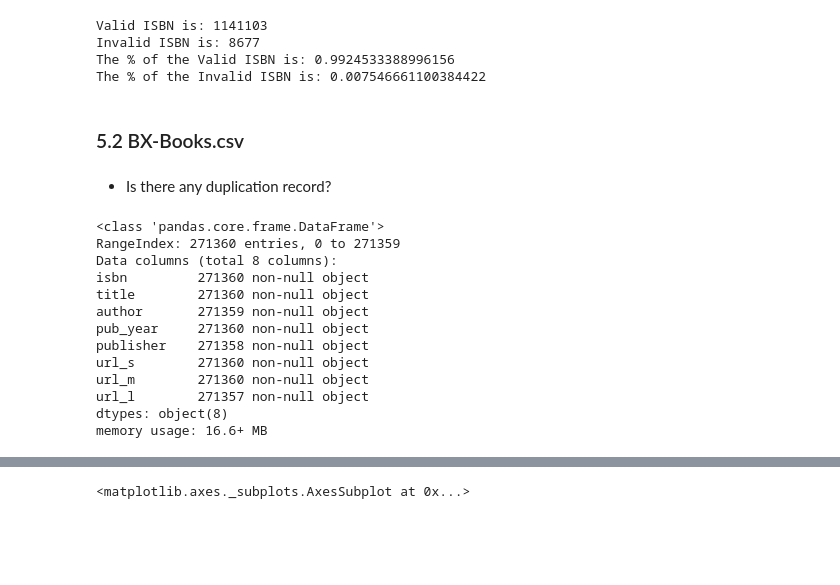
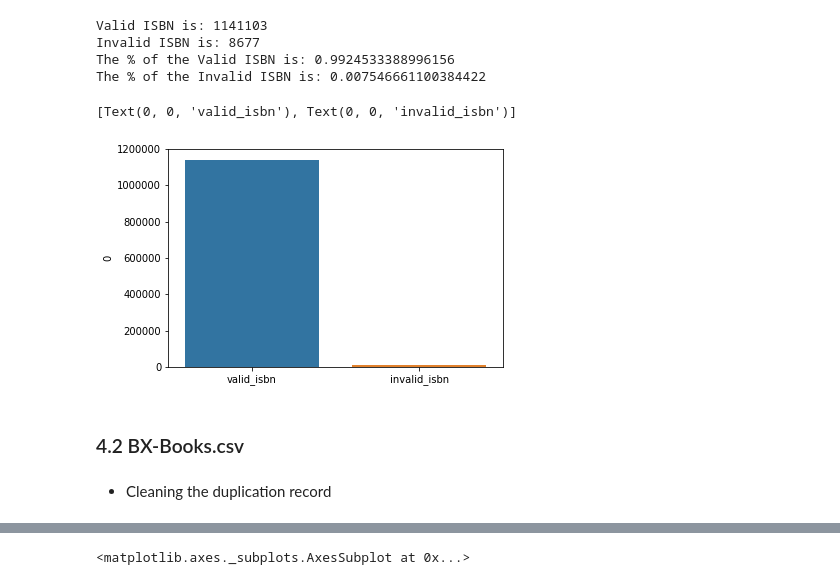
Before and after one commit to ohjho/recommendation_system, a Jupyter notebook: EDA.ipynb, the cells around one changed output, grey strips where cells are left out. Saved outputs shown, nothing was run; the diff lists cells and outputs as text; code cells hidden in the pictures; blank space fills up the shorter version.

```diff
--- a/EDA.ipynb
+++ b/EDA.ipynb
@@ -398,24 +198,17 @@ Valid ISBN is: 1141103
 Invalid ISBN is: 8677
 The % of the Valid ISBN is: 0.9924533388996156
 The % of the Invalid ISBN is: 0.007546661100384422
+# %%
+isbn_ratio = np.array([valid_isbn, invalid_isbn], np.int32)
+df_isbn_ratio = pd.DataFrame(isbn_ratio)
+# %%
+ax = sns.barplot(x=df_isbn_ratio.index, y=df_isbn_ratio[0])
+ax.set_xticklabels(labels=['valid_isbn', 'invalid_isbn'])
+# %% [output]
+[Text(0, 0, 'valid_isbn'), Text(0, 0, 'invalid_isbn')]
+[figure, added]
 # %% [markdown]
-### 5.2 BX-Books.csv
+### 4.2 BX-Books.csv
 # %% [markdown]
-- Is there any duplication record?
+- Cleaning the duplication record
-# %%
-df_books.info()
-# %% [output]
-<class 'pandas.core.frame.DataFrame'>
-RangeIndex: 271360 entries, 0 to 271359
-Data columns (total 8 columns):
-isbn         271360 non-null object
-title        271360 non-null object
-author       271359 non-null object
-pub_year     271360 non-null object
-publisher    271358 non-null object
-url_s        271360 non-null object
-url_m        271360 non-null object
-url_l        271357 non-null object
-dtypes: object(8)
-memory usage: 16.6+ MB
 # %%
```
Also changed, not shown: parts of 98 cells of this notebook.
